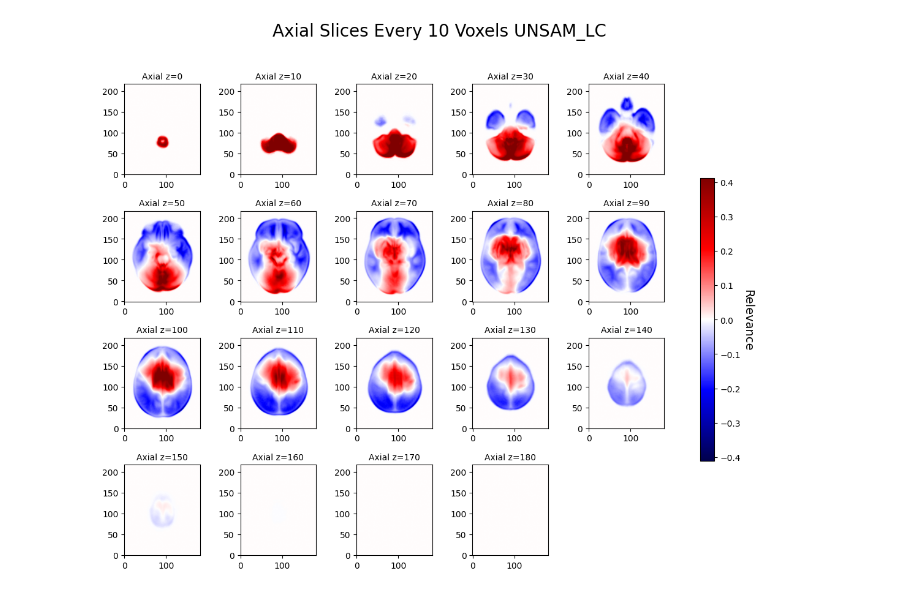
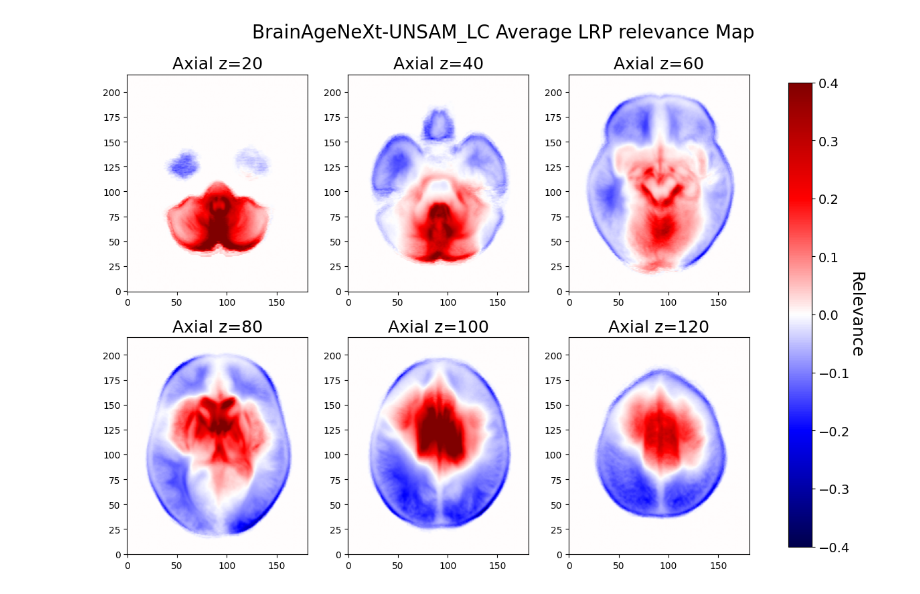
Before and after one commit to mabelzunce/brainage-models-benchmark, a Jupyter notebook: results/LRP_saliency_maps/plot_maps.ipynb, the cells around one changed output. Cells and saved outputs as stored; diff of their text form; code cells hidden in the pictures.

```diff
--- a/results/LRP_saliency_maps/plot_maps.ipynb
+++ b/results/LRP_saliency_maps/plot_maps.ipynb
@@ -5,9 +5,9 @@ import matplotlib.pyplot as plt
 from matplotlib.colors import TwoSlopeNorm
 # %%
 # Lista de archivos NIfTI
-file = "./BrainAgeNeXt/lrp_mean_ADNI_CN.nii.gz"
+file = "./BrainAgeNeXt/lrp_mean_UNSAM_CN.nii.gz"
 # %%
-img = nib.load(file)
+"""img = nib.load(file)
 data = img.get_fdata()
 
 # Normalizar por el valor absoluto máximo
@@ -55,4 +55,5 @@ fig.subplots_adjust(wspace=0.2)
 #plt.savefig(out_path, bbox_inches='tight', dpi=300)
 plt.show(fig)
 plt.close(fig)
+"""
 # %% [output]
@@ -64,12 +63,16 @@ img = nib.load(file)
 data = img.get_fdata()
 
 # Normalizar por el valor absoluto máximo
-max_abs_value = np.max(np.abs(data))
+
+max_abs_value = 10552 #np.max(np.abs(data))
+
 normalized_data = data / max_abs_value
 
-perc_clip = 99
-vmax = np.percentile(np.abs(normalized_data), perc_clip)
-norm = TwoSlopeNorm(vmin=-vmax, vcenter=0, vmax=vmax)
+#perc_clip = 99
+#vmax = np.percentile(np.abs(normalized_data), perc_clip)
+vmax=0.4
+vmin=-0.4
+norm =TwoSlopeNorm(vmin=-vmax, vcenter=0, vmax=vmax)
 
 #############################
 # NUEVA PARTE: AXIALES CADA 10 VOXELES
@@ -77,11 +80,11 @@ norm = TwoSlopeNorm(vmin=-vmax, vcenter=0, vmax=vmax)
 
 z_dim = normalized_data.shape[2]
 
-step = 10
-axial_indices = list(range(0, z_dim, step))
+step = 20
+axial_indices = list(range(20, z_dim, step))
 
 # Mantener exactamente 20 subplots → 4×5
-axial_indices = axial_indices[:20]
+axial_indices = axial_indices[:6]
 
 # Obtener slices
 axial_slices = [
@@ -91,37 +94,38 @@ axial_slices = [
 
 #############################
 
-fig, axes = plt.subplots(4, 5, figsize=(15, 10))
+fig, axes = plt.subplots(2, 3, figsize=(15, 10))
 
 cmap = plt.cm.seismic
 
 # Aplanar axes para iterar
 axes = axes.ravel()
 
 for ax_i, ax in enumerate(axes):
 
     if ax_i < len(axial_slices):
         slc = axial_slices[ax_i]
         z = axial_indices[ax_i]
 
         im = ax.imshow(slc, cmap=cmap, norm=norm, origin='lower')
-        ax.set_title(f'Axial z={z}', fontsize=10)
+        ax.set_title(f'Axial z={z}', fontsize=18)
         ax.set_aspect('equal')
 
     else:
         # Subplot vacío si hay menos de 20 cortes
         ax.axis('off')
 
-fig.suptitle('Axial Slices Every 10 Voxels UNSAM_LC', fontsize=20)
+fig.suptitle('BrainAgeNeXt-UNSAM_LC Average LRP relevance Map', fontsize=20, y=0.93)
 
 # Ajuste
-fig.subplots_adjust(wspace=0.1, hspace=0.4)
+fig.subplots_adjust(wspace=0.22, hspace=0.04)
 
 # Colorbar general
-cbar = fig.colorbar(im, ax=axes.tolist(), shrink=0.6)
-cbar.set_label('Relevance', rotation=270, labelpad=15, fontsize=14)
+cbar = fig.colorbar(im, ax=axes.tolist(), shrink=0.9)
+cbar.set_label('Relevance', rotation=270, labelpad=15, fontsize=18)
+cbar.ax.tick_params(labelsize=14)
 
 plt.show()
 plt.close(fig)
 # %% [output]
-[figure, old version]
+[figure, new version]
```
Also changed, not shown: parts of 5 cells of this notebook, 7 other files.
